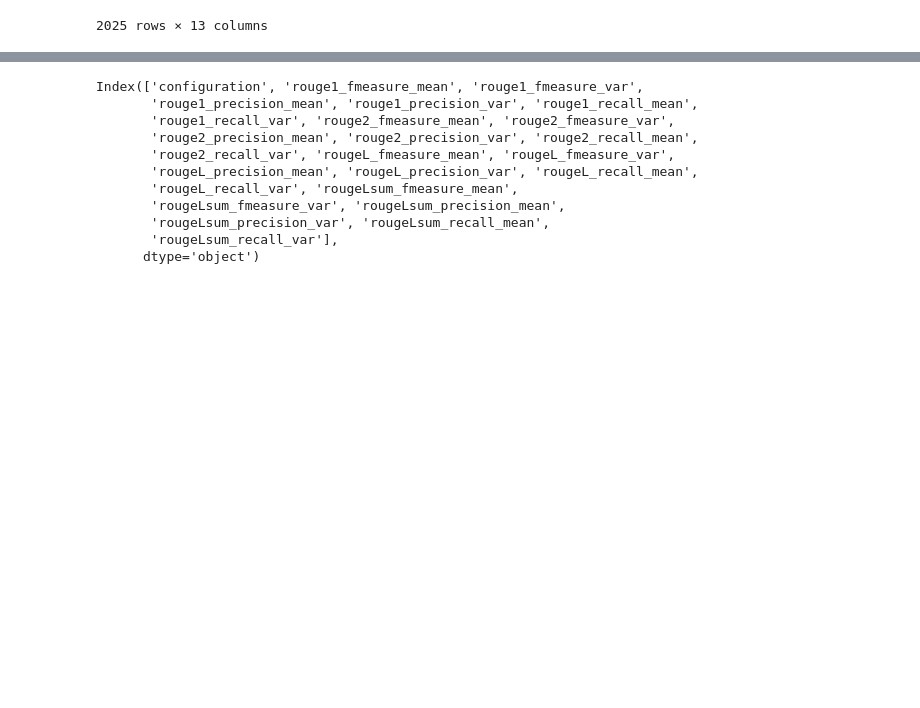
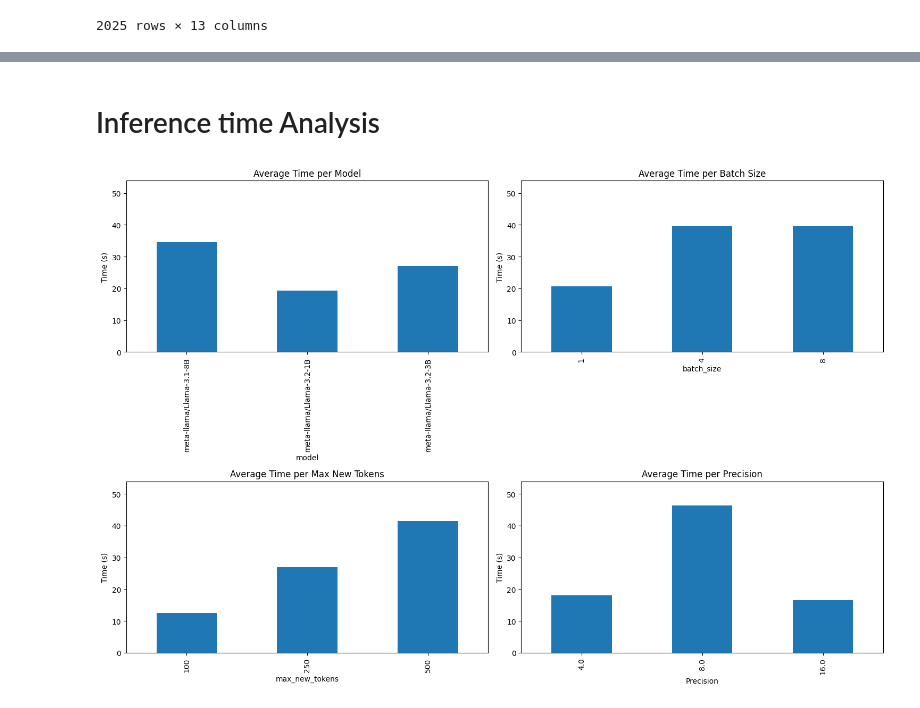
Before and after one commit to darmangerd/llama3-scheduling, a Jupyter notebook: ANOVA.ipynb, the cells around one changed output, grey strips where cells are left out. Drawn from its saved outputs; the diff is of its cells as text; code cells hidden in the pictures; blank space fills up the shorter version.

Commit message:
Add ANOVA Analysis

```diff
--- a/ANOVA.ipynb
+++ b/ANOVA.ipynb
@@ -414,14 +448,32 @@ Total number of unique configurations: 81
-# %%
-print(grouped_df.columns)
-# %% [output]
-Index(['configuration', 'rouge1_fmeasure_mean', 'rouge1_fmeasure_var',
-       'rouge1_precision_mean', 'rouge1_precision_var', 'rouge1_recall_mean',
-       'rouge1_recall_var', 'rouge2_fmeasure_mean', 'rouge2_fmeasure_var',
-       'rouge2_precision_mean', 'rouge2_precision_var', 'rouge2_recall_mean',
-       'rouge2_recall_var', 'rougeL_fmeasure_mean', 'rougeL_fmeasure_var',
-       'rougeL_precision_mean', 'rougeL_precision_var', 'rougeL_recall_mean',
-       'rougeL_recall_var', 'rougeLsum_fmeasure_mean',
-       'rougeLsum_fmeasure_var', 'rougeLsum_precision_mean',
-       'rougeLsum_precision_var', 'rougeLsum_recall_mean',
-       'rougeLsum_recall_var'],
-      dtype='object')
+# %% [markdown]
+# Inference time Analysis
+# %%
+fig, axes = plt.subplots(2, 2, figsize=(15, 10))
+
+# Define consistent y-axis limits
+y_min, y_max = 0, df["time_taken"].mean() * 2  # Adjust as needed
+
+# Average Time per Model
+df.groupby("model")["time_taken"].mean().plot(
+    kind='bar', ax=axes[0, 0], title="Average Time per Model", ylabel="Time (s)")
+axes[0, 0].set_ylim(y_min, y_max)
+
+# Average Time per Batch Size
+df.groupby("batch_size")["time_taken"].mean().plot(
+    kind='bar', ax=axes[0, 1], title="Average Time per Batch Size", ylabel="Time (s)")
+axes[0, 1].set_ylim(y_min, y_max)
+
+# Average Time per Max New Tokens
+df.groupby("max_new_tokens")["time_taken"].mean().plot(
+    kind='bar', ax=axes[1, 0], title="Average Time per Max New Tokens", ylabel="Time (s)")
+axes[1, 0].set_ylim(y_min, y_max)
+
+# Average Time per Precision
+df.groupby("quantization")["time_taken"].mean().plot(
+    kind='bar', ax=axes[1, 1], title="Average Time per Precision", ylabel="Time (s)", xlabel="Precision")
+axes[1, 1].set_ylim(y_min, y_max)
+
+plt.tight_layout()
+plt.show()
+# %% [output]
+[figure, added]
```
Also changed, not shown: parts of 39 cells of this notebook.
